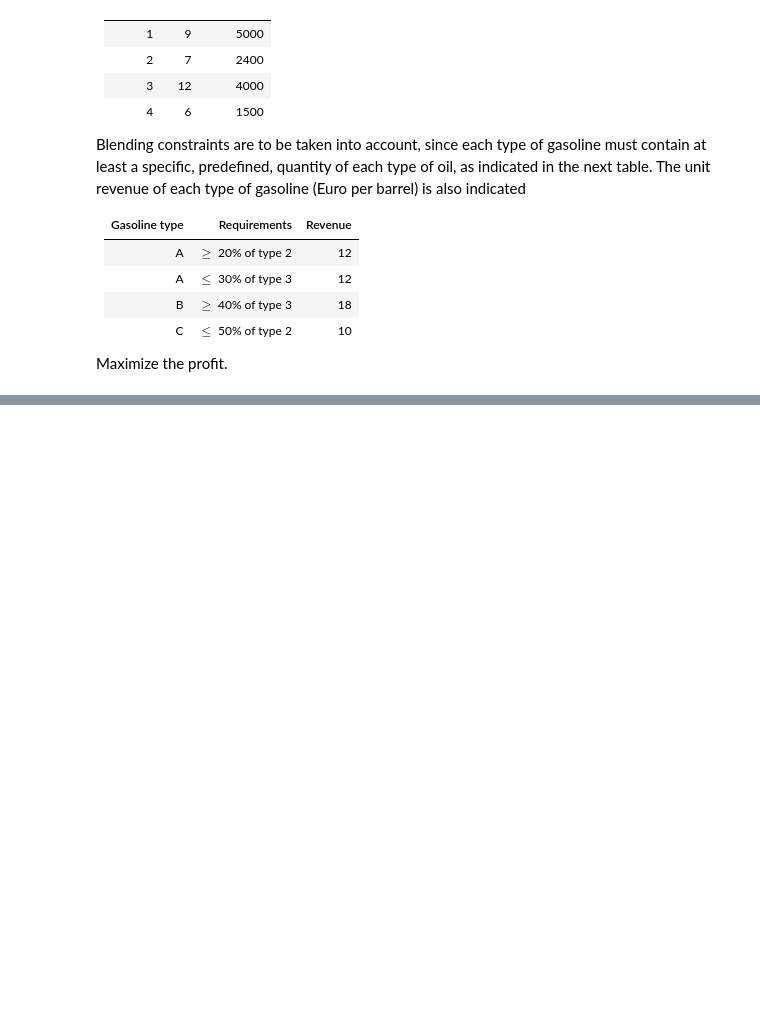
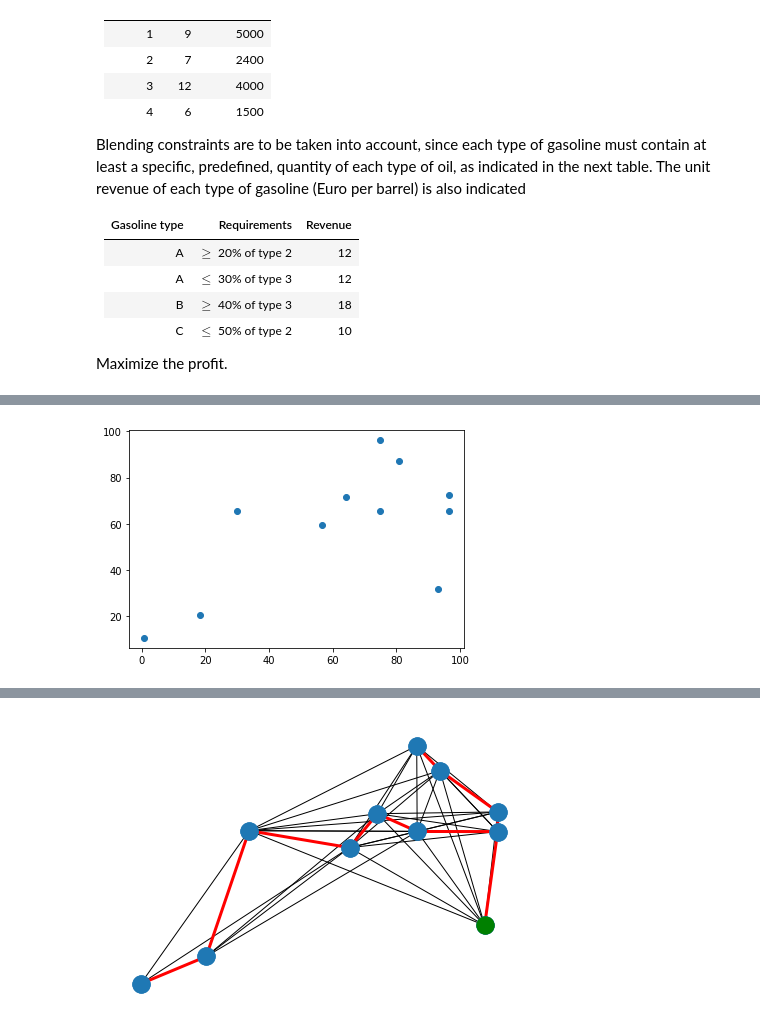
Before and after one commit to YBatyushkova/FOR_labs, a Jupyter notebook: Lab_Exam.ipynb, the cells around one changed output, grey strips where cells are left out. Cells and saved outputs as stored; diff of their text form; code cells hidden in the pictures; blank space fills up the shorter version.

```diff
--- a/Lab_Exam.ipynb
+++ b/Lab_Exam.ipynb
@@ -462,0 +605,71 @@ for i in O:
+# %%
+import numpy as np
+import math
+
+k = 11
+grid_size = 100 # size of the grid of points
+
+# distance beyond which we don't want edges
+d_max = .75 * grid_size
+
+np.random.seed(12345)
+
+point = grid_size * np.random.random((k,2))   # Create k random points with two coordinates. Multiplying by grid_size yields random numbers between 0 and 100.
+plot.scatter(point[:, 0], point[:, 1])    # scatter plot just to show points as circles
+plot.show()   # show the plot
+
+
+V = [i for i in range(k)] # Define the set of vertices of the graph as the list of numbers from 0 to k-1
+
+distance = np.array([[math.sqrt(np.sum((point[i] - point[j])**2)) for i in V] for j in V])    # Determine the distance between each point
+
+# Set of edges: note the condition that i<j (so we have pairs i,j but not j,i) and especially the condition that prevents long arcs.
+E = [(i,j) for i in V for j in V if (distance[i,j] <= d_max and i<j)]
+
+from itertools import chain, combinations
+powerset = list(chain.from_iterable(combinations(V, r) for r in V))
+
+import mip
+
+m9 = mip.Model()
+x = {(i,j):m9.add_var(var_type=mip.BINARY) for (i,j) in E}
+m9.objective = mip.minimize(mip.xsum(distance[i,j]*x[i,j] for (i,j) in E))
+
+for S in powerset:
+  if len(S) > 0 and len(S) < k:
+    m9.add_constr(mip.xsum(x[i,j] for (i,j) in E if ((i in S and j not in S) or (j in S and i not in S))) >= 1)
+
+m9.optimize()
+
+for (i,j) in E:
+  if x[i,j].x > 0.001:    # !!!!!!!!!!!!!!! compare to zero
+    print(f'{i} ---> {j}')
+
+sol = [(i,j) for (i,j) in E if x[i,j].x > 0.001]
+print(f'{len(sol)} selected. {sol}')
+
+import networkx as nx
+
+def draw_solution(V, A, x):
+    g = nx.Graph()
+
+    # Draw the whole graph first: all nodes, all arcs, no highlighting
+    g.add_nodes_from(V)
+    g.add_edges_from([(i,j) for (i,j) in A])
+    nx.draw(g, pos=point)
+
+    # Reset the graph and add only the arcs that belong to the solution,
+    # i.e. those for which the optimal value of the variable f[i,j] is nonzero
+    g.clear()
+    g.add_edges_from([(i,j) for (i,j) in A if x[i,j].x > 0.001])
+    nx.draw(g, pos=point, width=3, edge_color='red')
+
+    # finally, draw a graph consisting of the sole root node, highlighted in green
+    g.clear()
+    g.add_node(0)
+    nx.draw(g, pos={0: point[0]}, node_color='green')
+
+# after defining the function, call it with the current data
+draw_solution (V, E, x)
+# %% [output]
+[figure, added]
@@ -462,0 +687 @@ for i in O:
+[figure, added]
```
Also changed, not shown: parts of 23 cells of this notebook.
